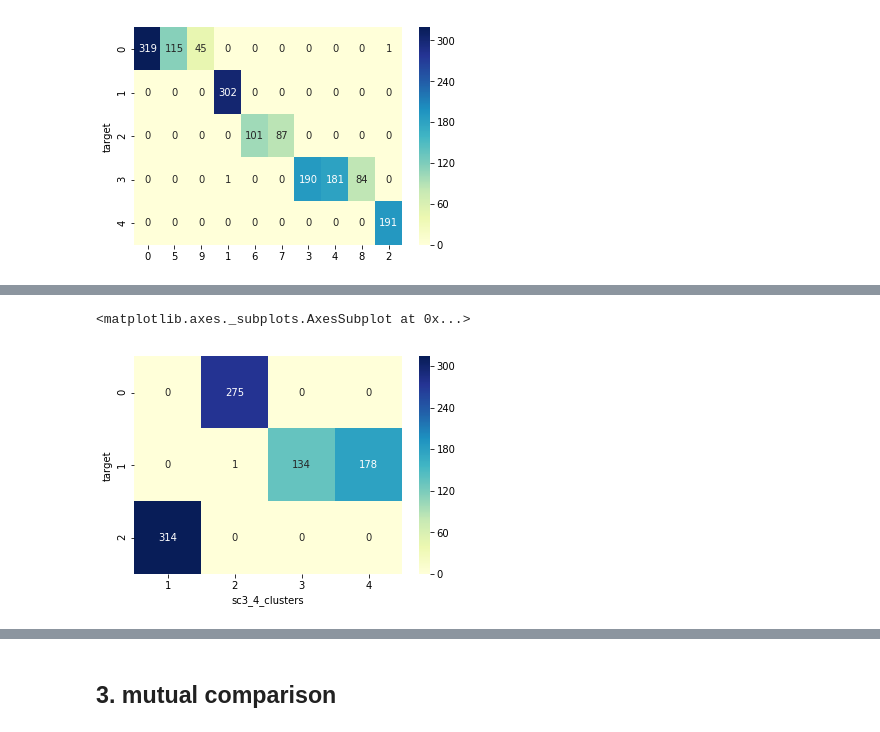
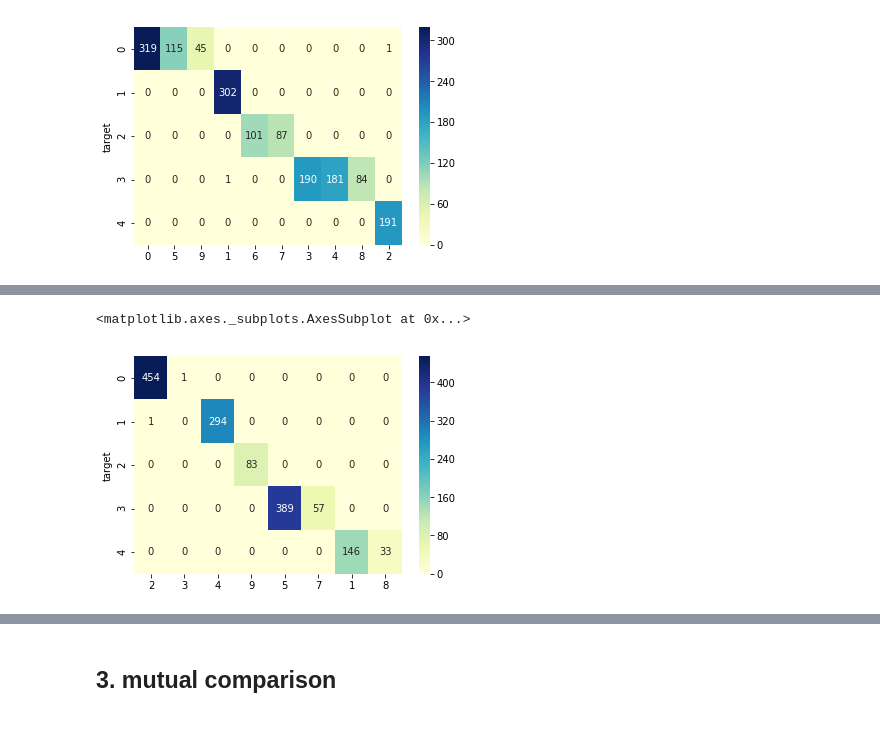
Before and after one commit to 2kjiejie/Clustering-for-scRNAseq, a Jupyter notebook: methods/Comparison-sc10x-5c.ipynb, the cells around one changed output, grey strips where cells are left out. Cells and saved outputs as stored; diff of their text form; code cells hidden in the pictures.

```diff
--- a/methods/Comparison-sc10x-5c.ipynb
+++ b/methods/Comparison-sc10x-5c.ipynb
@@ -265,7 +307,7 @@ sns.heatmap(df_r_half, cmap="YlGnBu", annot=True, fmt="d")
 [figure]
 # %%
 # 4. sc3 10x
-df_sc3 = pd.crosstab(sc3_r['target'], sc3_r['sc3_4_clusters'])
+df_sc3 = pd.crosstab(sc3_r['target'], sc3_r['sc3_10_clusters'])
 df_sc3_s = df_sc3.copy()
 df_sc3_s["sum"] = df_sc3_s.sum(axis=1)
 df_sc3_s
@@ -274,5 +322,16 @@ NameError: name 'sc3_r' is not defined
-# %%
-sns.heatmap(df_sc3, cmap="YlGnBu", annot=True, fmt="d")
-# %% [output]
-<matplotlib.axes._subplots.AxesSubplot at 0x...>
-[figure, removed]
+# %%
+def reorder(df):
+
+    dic = {i: np.argmax(df.loc[:,i].values) for i in range(1, len(df.columns)+1) if i != 6}
+    dic = sorted(dic.items(), key = lambda x: x[1])
+    df_new = pd.concat([df.loc[:,col] for col, target in dic],axis=1)
+
+    # Normalize
+    #df_new = df_new.apply(lambda x: x/x.sum(), axis=0)
+
+    return df_new
+df_sc3 = reorder(df_sc3)
+sns.heatmap(df_sc3, cmap="YlGnBu", annot=True, fmt="d")
+# %% [output]
+<matplotlib.axes._subplots.AxesSubplot at 0x...>
+[figure, added]
```
Also changed, not shown: parts of 20 cells of this notebook, 2 other files.
